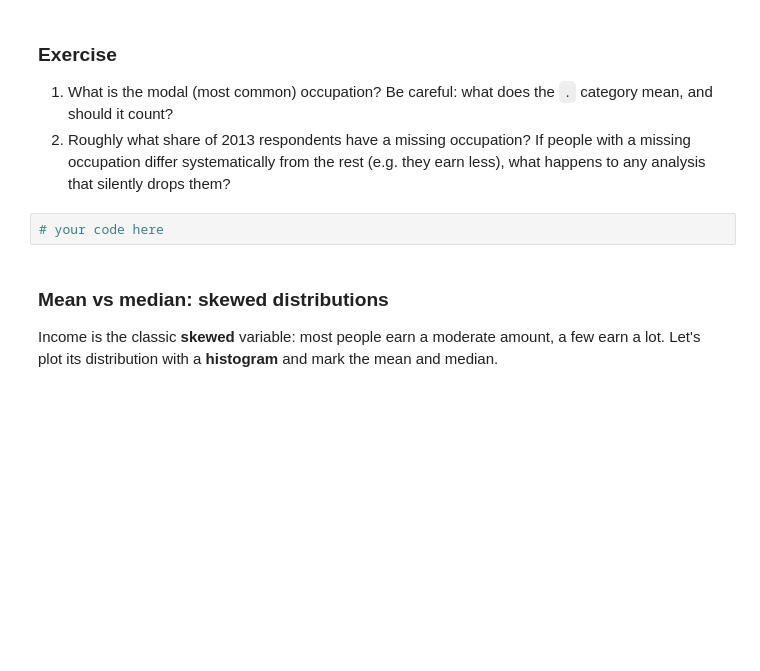
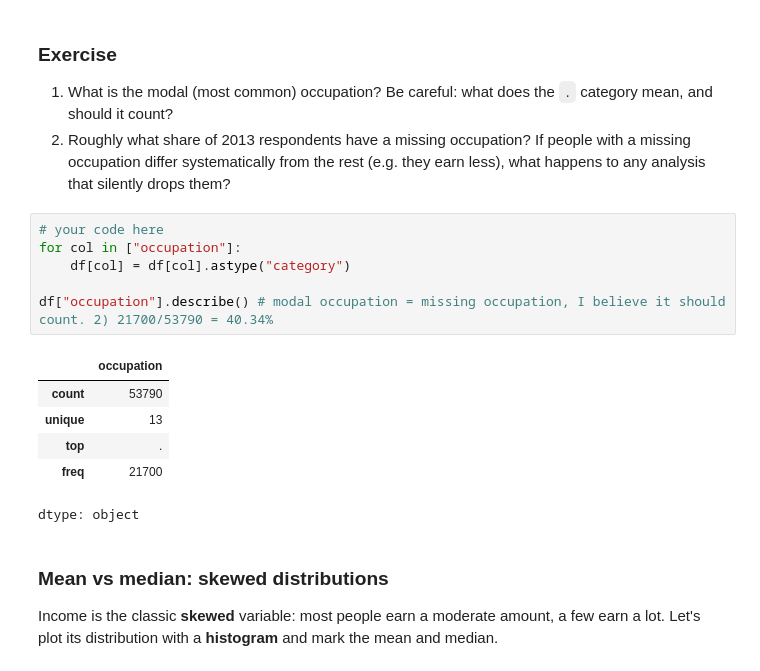
Before and after one commit to uclqimp/QM2, a Jupyter notebook: notebooks/W05. Distributions and Basic Statistics.ipynb, the cells around one changed output. Drawn from its saved outputs; the diff is of its cells as text; blank space fills up the shorter version.

```diff
--- a/notebooks/W05. Distributions and Basic Statistics.ipynb
+++ b/notebooks/W05. Distributions and Basic Statistics.ipynb
@@ -157,6 +166,17 @@ plt.show()
 2. Roughly what share of 2013 respondents have a missing occupation? If people with a missing occupation differ systematically from the rest (e.g. they earn less), what happens to any analysis that silently drops them?
 # %%
 # your code here
+for col in ["occupation"]:
+    df[col] = df[col].astype("category")
+
+df["occupation"].describe() # modal occupation = missing occupation, I believe it should count. 2) 21700/53790 = 40.34%
+# %% [output]
+|  | occupation |
+| count | 53790 |
+| unique | 13 |
+| top | . |
+| freq | 21700 |
+dtype: object
 # %% [markdown]
 ### Mean vs median: skewed distributions
 
```
Also changed, not shown: parts of 5 cells of this notebook.
